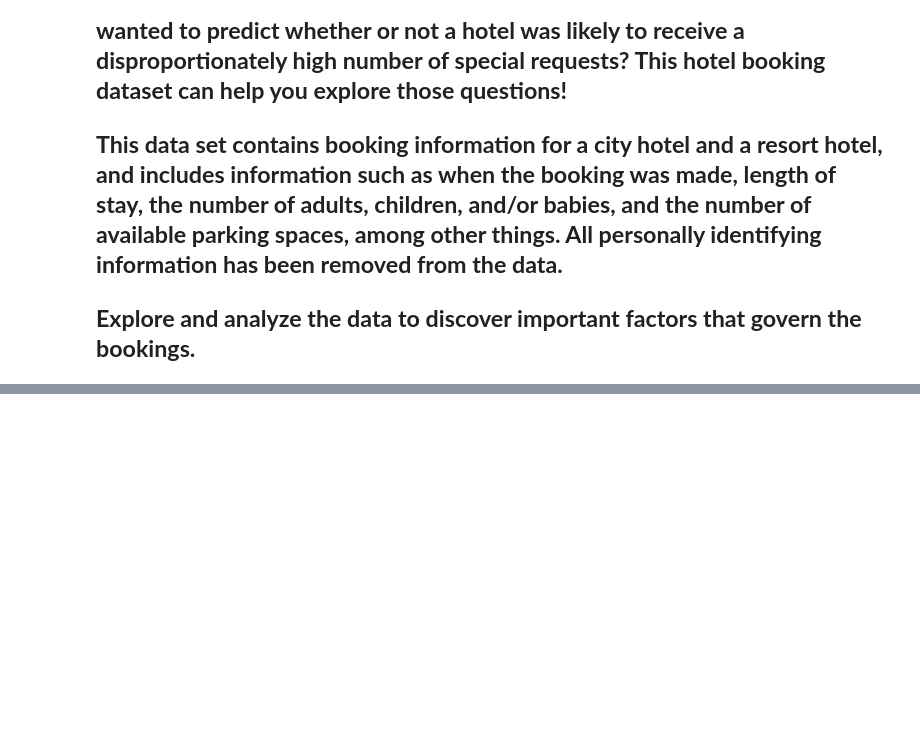
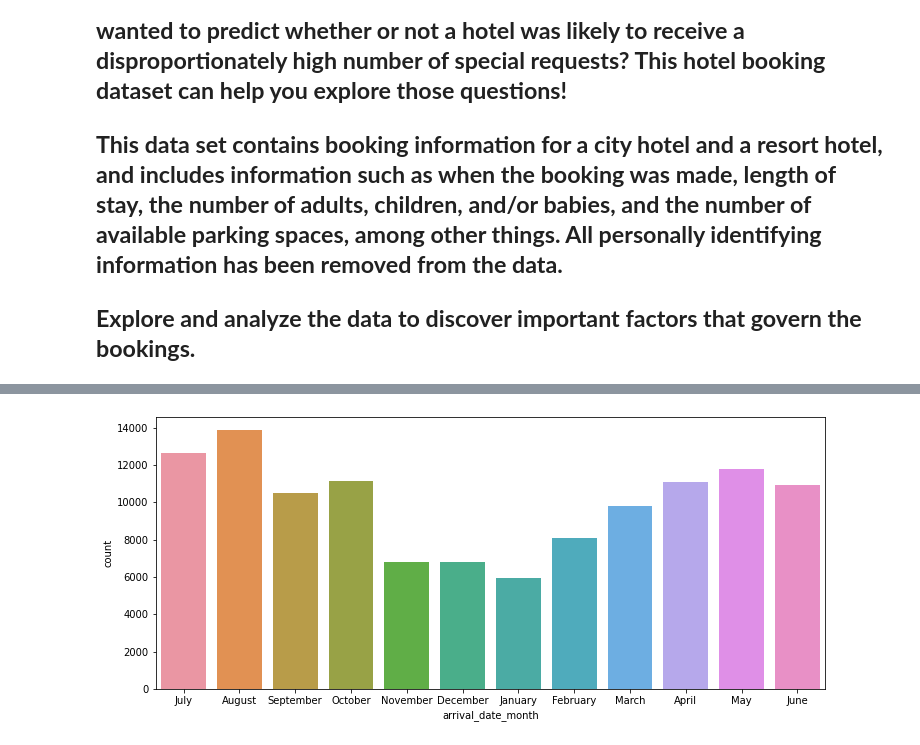
Before and after one commit to Minazuddin37/hotel-booking-analysis, a Jupyter notebook: Hotel_Booking_Analysis_Capstone_Project.ipynb, the cells around one changed output, grey strips where cells are left out. Cells and saved outputs as stored; diff of their text form; code cells hidden in the pictures; blank space fills up the shorter version.

```diff
--- a/Hotel_Booking_Analysis_Capstone_Project.ipynb
+++ b/Hotel_Booking_Analysis_Capstone_Project.ipynb
@@ -436,0 +291,6 @@ these quarters.
+# %%
+plt.rcParams['figure.figsize'] = (12, 5)
+sns.countplot(df_data['arrival_date_month'])
+plt.show()
+# %% [output]
+[figure, added]
```
Also changed, not shown: parts of 203 cells of this notebook.
